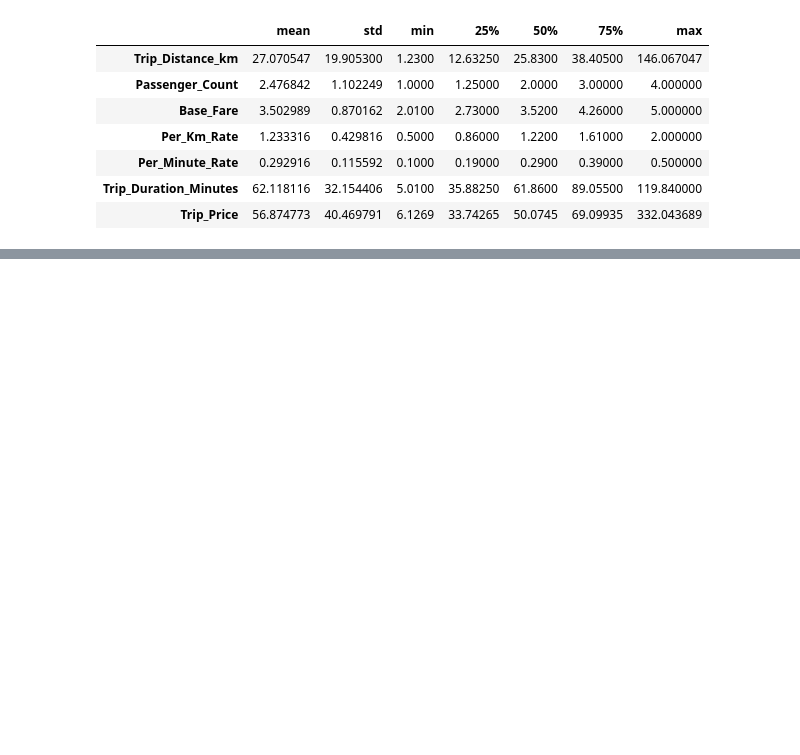
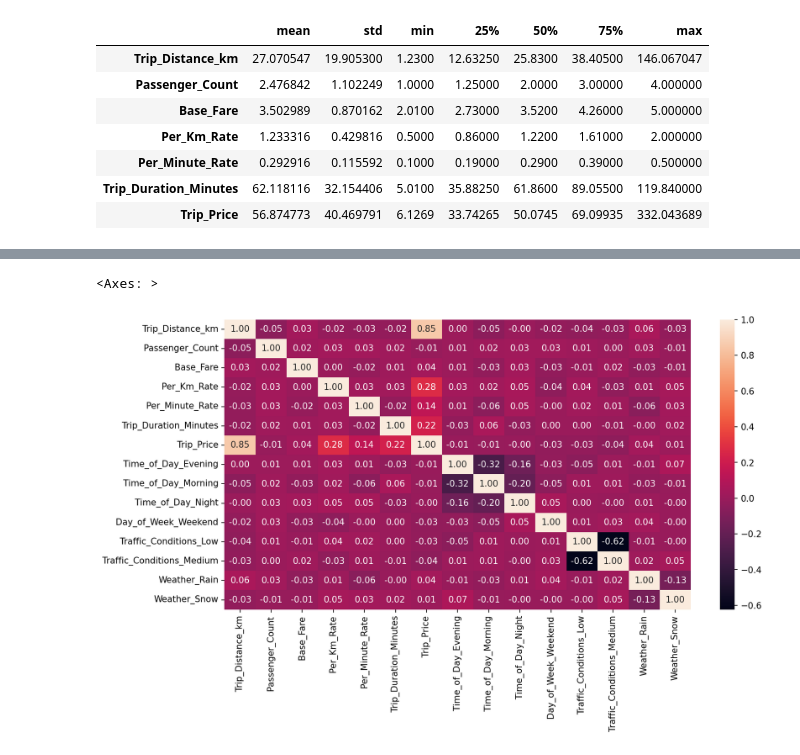
Before and after one commit to ponagr/taxi-prediction-fullstack-pontus, a Jupyter notebook: explorations/eda.ipynb, the cells around one changed output, grey strips where cells are left out. Drawn from its saved outputs; the diff is of its cells as text; code cells hidden in the pictures; blank space fills up the shorter version.

```diff
--- a/explorations/eda.ipynb
+++ b/explorations/eda.ipynb
@@ -53,2 +98,12 @@ df.describe().drop("count").T
 # %%
 import seaborn as sns
+import matplotlib.pyplot as plt
+
+encoded_df = pd.get_dummies(df, drop_first=True)*1
+encoded_df
+
+fig, ax = plt.subplots(1, figsize=(12,6), dpi=150)
+sns.heatmap(encoded_df.corr(), annot=True, fmt=".2f")
+# %% [output]
+<Axes: >
+[figure, added]
```
Also changed, not shown: parts of 27 cells of this notebook, 2 other files.
